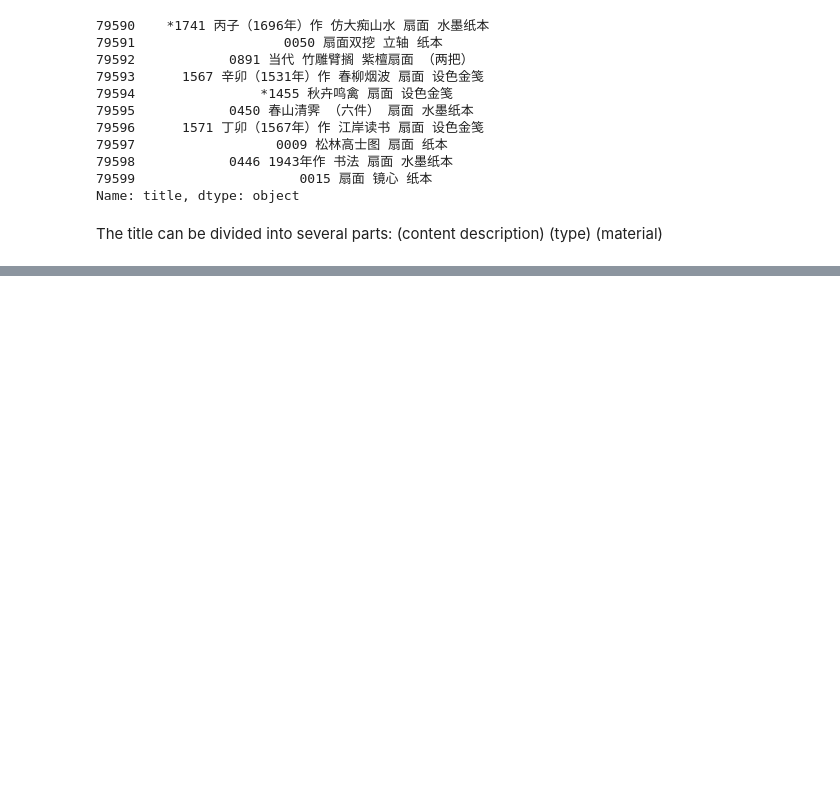
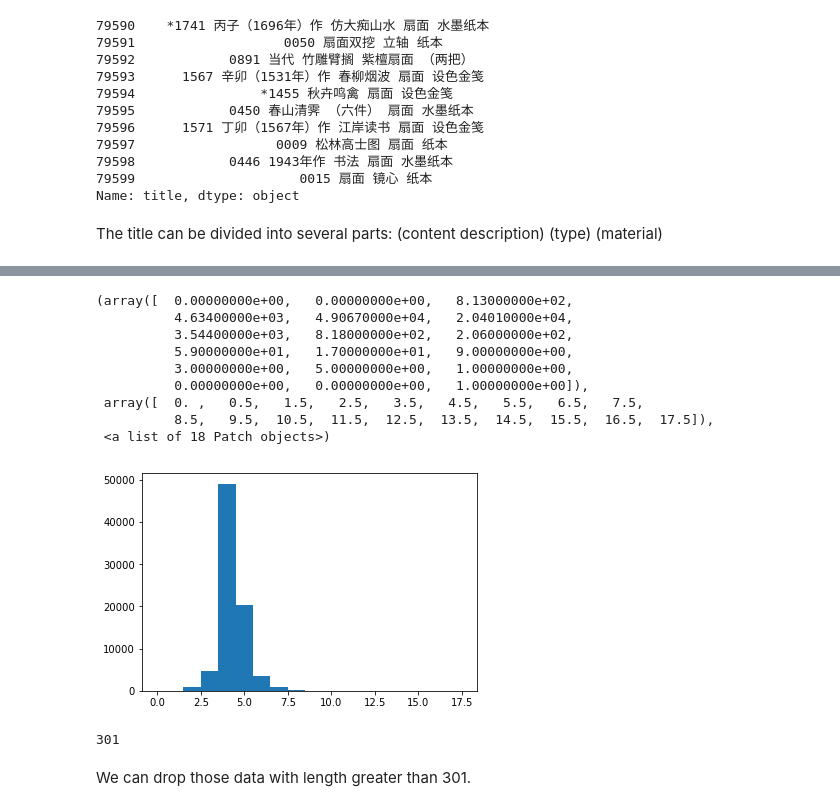
Before and after one commit to zhanglid/fuzzy-fans-price-estimation, a Jupyter notebook: data_analysis.ipynb, the cells around one changed output, grey strips where cells are left out. Saved outputs shown, nothing was run; the diff lists cells and outputs as text; code cells hidden in the pictures; blank space fills up the shorter version.

```diff
--- a/data_analysis.ipynb
+++ b/data_analysis.ipynb
@@ -32,3 +108,13 @@ Four digits numbers with words to discribe it.
+# %%
+data_df = data_df.dropna(subset=['title'])
+# %%
+len_list = []
+num = 0
+for i in data_df['title']:
+    try:
+        len_list.append(len(i.split()))
+    except:
+        print i
 # %%
 data_df.head(10)['title']
 # %% [output]
@@ -60,3 +146,19 @@ Name: title, dtype: object
 # %% [markdown]
 The title can be divided into several parts:
 (content description) (type) (material)
+# %%
+len_list = []
+max = 0
+max_title = ''
+for i in data_df['title']:
+    try:
+        l = len(i.split())
+        if l > max:
+            max_title = i
+            max = l
+        len_list.append(len(i.split()))
+    except:
+        print type(i)
+print max_title
+print max
+print data_df[data_df['title']==max_title].iloc[0]['img_url']
@@ -62,0 +169,14 @@ The title can be divided into several parts:
+# %%
+len_list = []
+max = 0
+max_title = ''
+for i in data_df['title']:
+    try:
+        l = len(i.split())
+        if l > 10:
+            print i
+            print l
+            print data_df[data_df['title']==i].iloc[0]['img_url']
+        len_list.append(len(i.split()))
+    except:
+        print type(i)
@@ -62,0 +205,13 @@ The title can be divided into several parts:
+# %%
+plt.hist(sorted(len_list, reverse=True), bins=np.r_[0,0.5:18:1])
+# %% [output]
+(array([  0.00000000e+00,   0.00000000e+00,   8.13000000e+02,
+          4.63400000e+03,   4.90670000e+04,   2.04010000e+04,
+          3.54400000e+03,   8.18000000e+02,   2.06000000e+02,
+          5.90000000e+01,   1.70000000e+01,   9.00000000e+00,
+          3.00000000e+00,   5.00000000e+00,   1.00000000e+00,
+          0.00000000e+00,   0.00000000e+00,   1.00000000e+00]),
+ array([  0. ,   0.5,   1.5,   2.5,   3.5,   4.5,   5.5,   6.5,   7.5,
+          8.5,   9.5,  10.5,  11.5,  12.5,  13.5,  14.5,  15.5,  16.5,  17.5]),
+ <a list of 18 Patch objects>)
+[figure, added]
@@ -62,0 +220,6 @@ The title can be divided into several parts:
+# %%
+sum(len_list > 7)
+# %% [output]
+301
+# %% [markdown]
+We can drop those data with length greater than 301.
```
Also changed, not shown: parts of 42 cells of this notebook.
